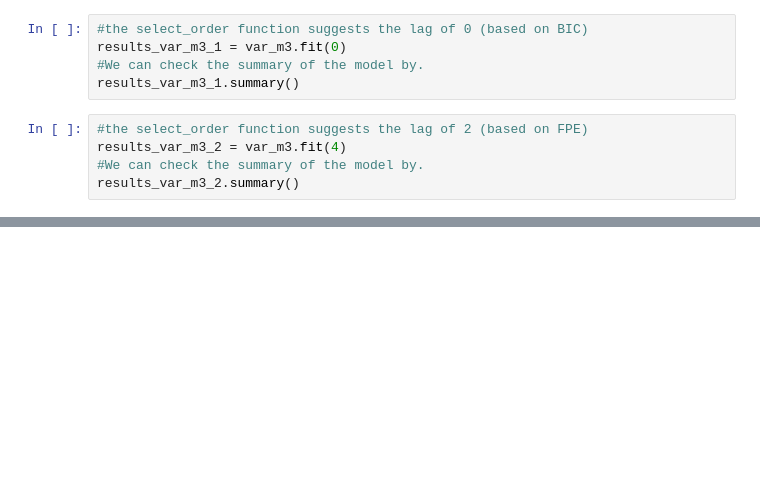
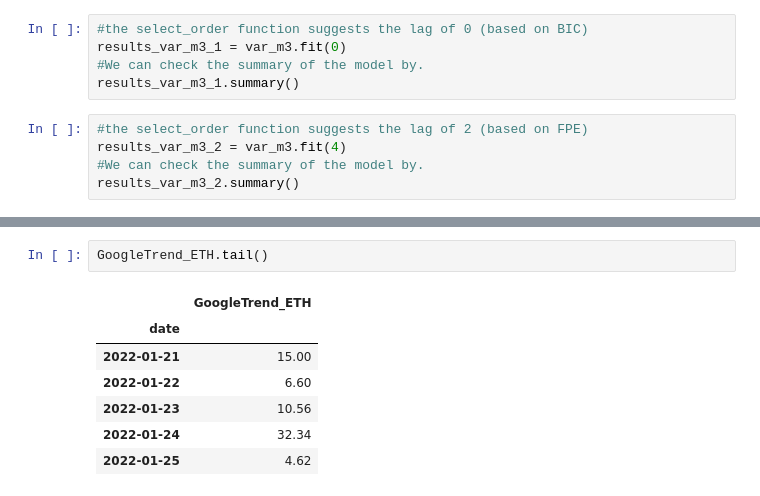
Before and after one commit to Nsmid/Research-project-Fintech-BTC_PRICES, a Jupyter notebook: research_project.ipynb, the cells around one changed output, grey strips where cells are left out. Cells and saved outputs as stored; diff of their text form; blank space fills up the shorter version.

```diff
--- a/research_project.ipynb
+++ b/research_project.ipynb
@@ -1112,0 +1153,10 @@ results_var_m3_2.summary()
+# %%
+GoogleTrend_ETH.tail()
+# %% [output]
+|  | GoogleTrend_ETH |
+| date |  |
+| 2022-01-21 | 15.00 |
+| 2022-01-22 | 6.60 |
+| 2022-01-23 | 10.56 |
+| 2022-01-24 | 32.34 |
+| 2022-01-25 | 4.62 |
```
Also changed, not shown: parts of 18 cells of this notebook, 1 other file.
